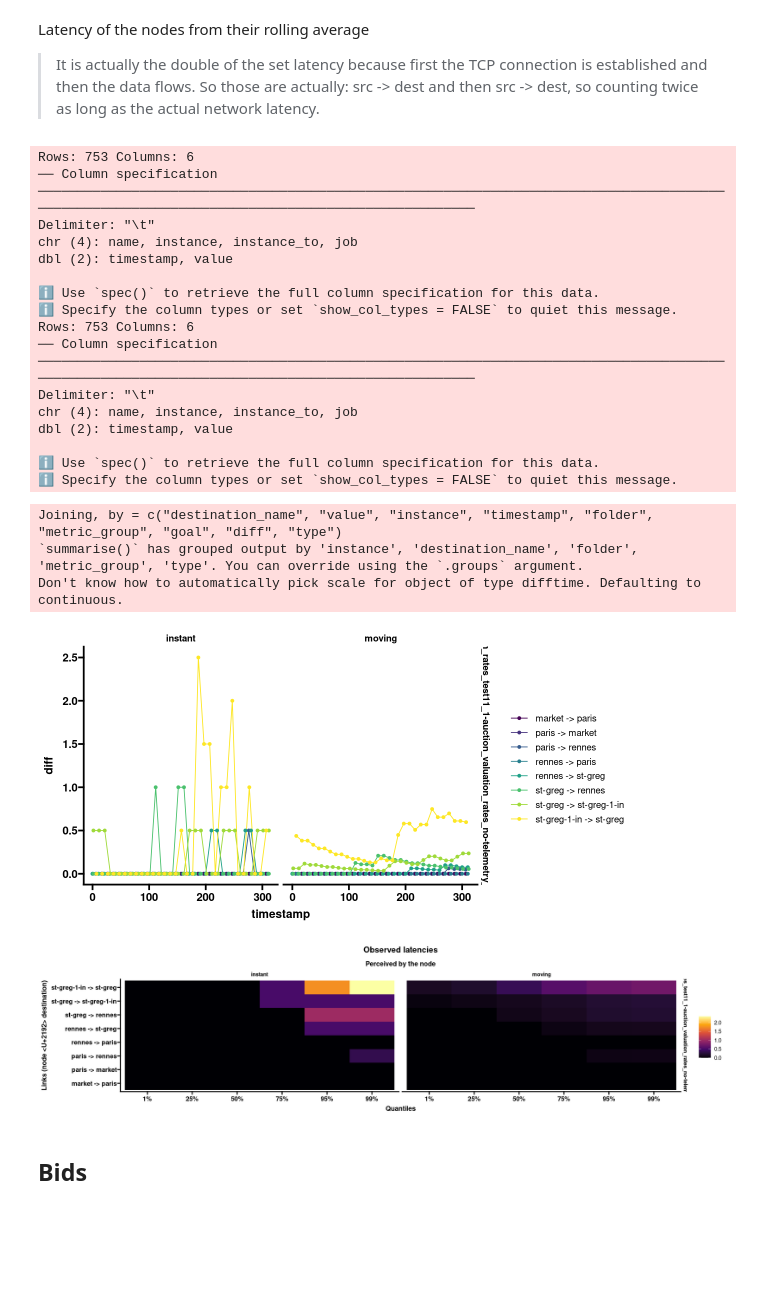
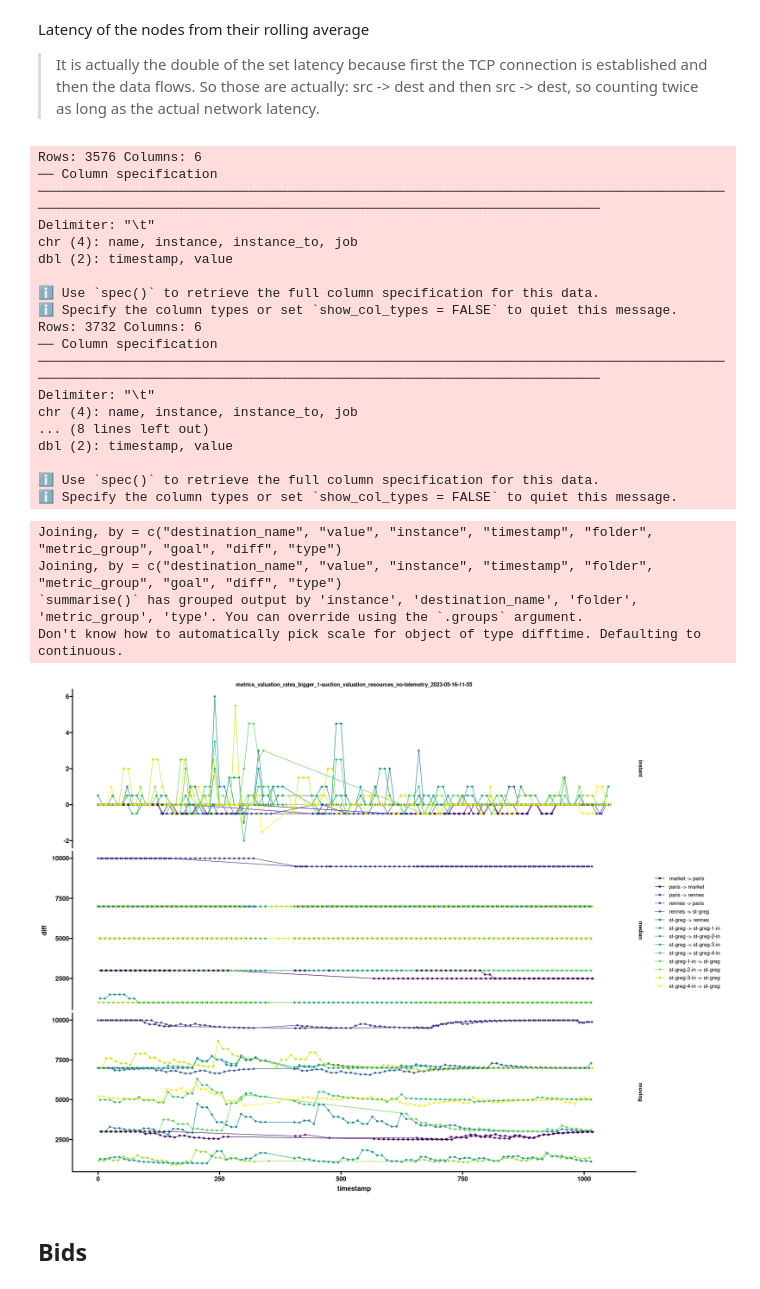
Before and after one commit to VolodiaPG/giraff, a Jupyter notebook: enos/live/experiment.ipynb, the cells around one changed output. Saved outputs shown, nothing was run; the diff lists cells and outputs as text; code cells hidden in the pictures; blank space fills up the shorter version.

Commit message:
feat: Add moving median and uncertainties

```diff
--- a/enos/live/experiment.ipynb
+++ b/enos/live/experiment.ipynb
@@ -289,6 +310,9 @@ latency <- load_csv("fog_node_neighbors_latency_rolling_avg.csv") %>%
   prepare() %>%
   inner_join(names_raw %>% mutate(instance_to = instance) %>% mutate(destination_name = name) %>% select(-c(instance, name)), c("instance_to", "folder", "metric_group"))
 latency_instants <- load_csv("fog_node_neighbors_latency.csv") %>%
+  prepare() %>%
+  inner_join(names_raw %>% mutate(instance_to = instance) %>% mutate(destination_name = name) %>% select(-c(instance, name)), c("instance_to", "folder", "metric_group"))
+latency_median <- load_csv("fog_node_neighbors_latency_rolling_median.csv") %>%
   prepare() %>%
   inner_join(names_raw %>% mutate(instance_to = instance) %>% mutate(destination_name = name) %>% select(-c(instance, name)), c("instance_to", "folder", "metric_group"))
 
@@ -303,30 +327,37 @@ latency_goals <- latency %>%
 latency <- latency %>%
   select(destination_name, value, instance, timestamp, folder, metric_group) %>%
   inner_join(latency_goals, by = c("instance", "destination_name")) %>%
-  mutate(value = 1000*value / 2) %>%
+  mutate(value = value) %>%
   mutate(diff = value - goal)
 
 latency_instants <- latency_instants %>%
   select(destination_name, value, instance, timestamp, folder, metric_group) %>%
   inner_join(latency_goals, by = c("instance", "destination_name")) %>%
-  mutate(value = 1000*value / 2) %>%
+  mutate(value = 1000*value) %>%
+  mutate(diff = value - goal)
+
+latency_median <- latency_median %>%
+  select(destination_name, value, instance, timestamp, folder, metric_group) %>%
+  inner_join(latency_goals, by = c("instance", "destination_name")) %>%
+  mutate(value = value) %>%
   mutate(diff = value - goal)
 # latency_goals
 # head(latency_goals %>% filter(destination_name == "st-greg"))
 # head(latency %>% filter(destination_name == "st-greg"))
 # %% [output]
-Rows: 753 Columns: 6
-── Column specification ────────────────────────────────────────────────────────────────────────────────────────────────────────────────────────────────────────────────
+Rows: 3576 Columns: 6
+── Column specification ────────────────────────────────────────────────────────────────────────────────────────────────────────────────────────────────────────────────────────────────
 Delimiter: "\t"
 chr (4): name, instance, instance_to, job
 dbl (2): timestamp, value
 
 ℹ Use `spec()` to retrieve the full column specification for this data.
 ℹ Specify the column types or set `show_col_types = FALSE` to quiet this message.
-Rows: 753 Columns: 6
-── Column specification ────────────────────────────────────────────────────────────────────────────────────────────────────────────────────────────────────────────────
+Rows: 3732 Columns: 6
+── Column specification ────────────────────────────────────────────────────────────────────────────────────────────────────────────────────────────────────────────────────────────────
 Delimiter: "\t"
 chr (4): name, instance, instance_to, job
+... (8 lines left out)
 dbl (2): timestamp, value
 
 ℹ Use `spec()` to retrieve the full column specification for this data.
@@ -334,7 +365,8 @@ dbl (2): timestamp, value
 # %%
 latency_data_raw <- latency %>%
   mutate(type = "moving") %>%
-  full_join(latency_instants %>% mutate(type = "instant"))
+  full_join(latency_instants %>% mutate(type = "instant")) %>%
+  full_join(latency_median %>% mutate(type = "median"))
 
 latency_data <- latency_data_raw %>%
   # group_by(instance, folder, metric_group) %>%
@@ -342,58 +374,63 @@ latency_data <- latency_data_raw %>%
   # summarise(auc = sum(diff(timestamp) * rollmean(value, 2))) %>%
   group_by(instance, destination_name, folder, metric_group, type) %>%
   summarise(
     quantile = scales::percent(c(0.01, 0.25, 0.5, 0.75, 0.95, 0.99)),
     diff = quantile(diff, c(0.01, 0.25, 0.5, 0.75, 0.95, 0.99))
   ) %>%
   # pivot_longer(cols = -c("instance", "instance_to", "folder"), names_to = c("quantile")) %>%
   {
     .
   }
 
 # head(latency)
-fig(10, 5)
+fig(20, 15)
 
 latency_data_raw %>%
+  group_by(folder, instance, destination_name) %>%
+  # filter(any(abs(diff) > 3)) %>%
   ggplot(
     aes(
       x = timestamp,
       # color = factor(str_replace(interaction(instance, destination_name), "\\.", " -> "), ordered = TRUE),
       # group = type,
       color = factor(str_replace(interaction(instance, destination_name), "\\.", " -> "), ordered = TRUE),
       y = diff,
     )
   ) +
   geom_line() +
   geom_point() +
-  facet_grid(rows = vars(folder), cols = vars(type), scale = "free")
+  facet_grid(cols = vars(folder), rows = vars(type), scale = "free") +
+  theme(
+    # legend.position = "none"
+  )
 
-fig(20, 5)
-latency_data %>%
-  ggplot(
-    aes(
-      y = factor(str_replace(interaction(instance, destination_name), "\\.", " -> "), ordered = TRUE),
-      x = quantile,
-      fill = diff,
-    )
-  ) +
-  geom_raster() +
-  # geom_text(aes(label=round(diff)), color = "white", alpha=.7, size = 3) +
-  scale_fill_viridis_c(option = "inferno") + # trans = 'pseudo_log',
-  # scale_fill_gradient2(low = "black", high = "white") +
-  facet_grid(rows = vars(folder), cols = vars(type), scale = "free") +
-  labs(
-    x = "Quantiles",
-    y = "Links (node <U+2192> destination)",
-    title = "Observed latencies",
-    subtitle = "Perceived by the node",
-    fill = "Latency (ms)",
-  )
+# fig(20, 25)
+# latency_data %>%
+#   ggplot(
+#     aes(
+#       y = factor(str_replace(interaction(instance, destination_name), "\\.", " -> "), ordered = TRUE),
+#       x = quantile,
+#       fill = diff,
+#     )
+#   ) +
+#   geom_raster() +
+#   # geom_text(aes(label=round(diff)), color = "white", alpha=.7, size = 3) +
+#   scale_fill_viridis_c(option = "inferno") + # trans = 'pseudo_log',
+#   # scale_fill_gradient2(low = "black", high = "white") +
+#   facet_grid(rows = vars(folder), cols = vars(type), scale = "free") +
+#   labs(
+#     x = "Quantiles",
+#     y = "Links (node <U+2192> destination)",
+#     title = "Observed latencies",
+#     subtitle = "Perceived by the node",
+#     fill = "Latency (ms)",
+#   )
 # %% [output]
+Joining, by = c("destination_name", "value", "instance", "timestamp", "folder", "metric_group", "goal", "diff", "type")
 Joining, by = c("destination_name", "value", "instance", "timestamp", "folder", "metric_group", "goal", "diff", "type")
 `summarise()` has grouped output by 'instance', 'destination_name', 'folder', 'metric_group', 'type'. You can override using the `.groups` argument.
 Don't know how to automatically pick scale for object of type difftime. Defaulting to continuous.
-[figure, old version]
+[figure, new version]
-[figure, removed]
 # %% [markdown]
 ## Bids
 # %%
```
Also changed, not shown: parts of 20 cells of this notebook, 34 other files.
